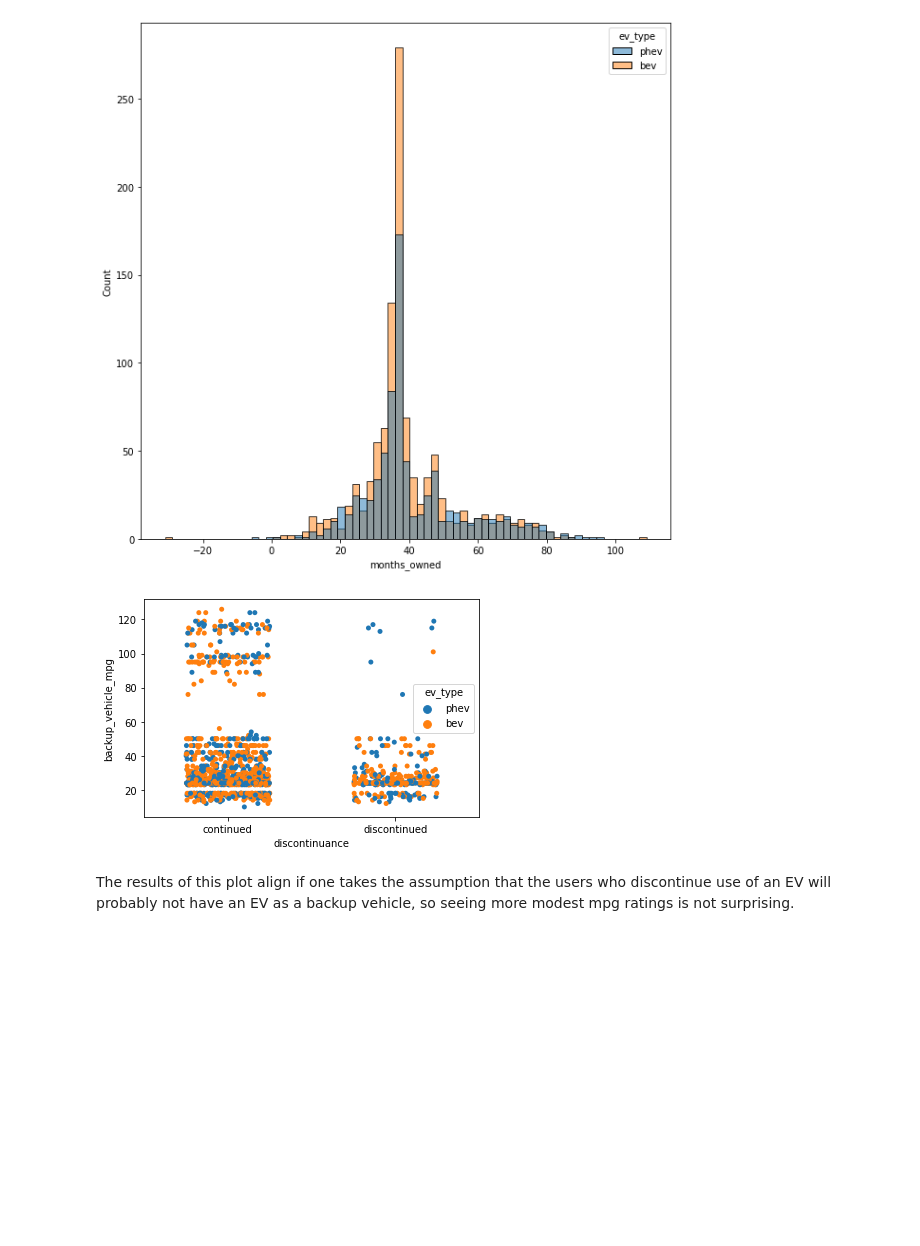
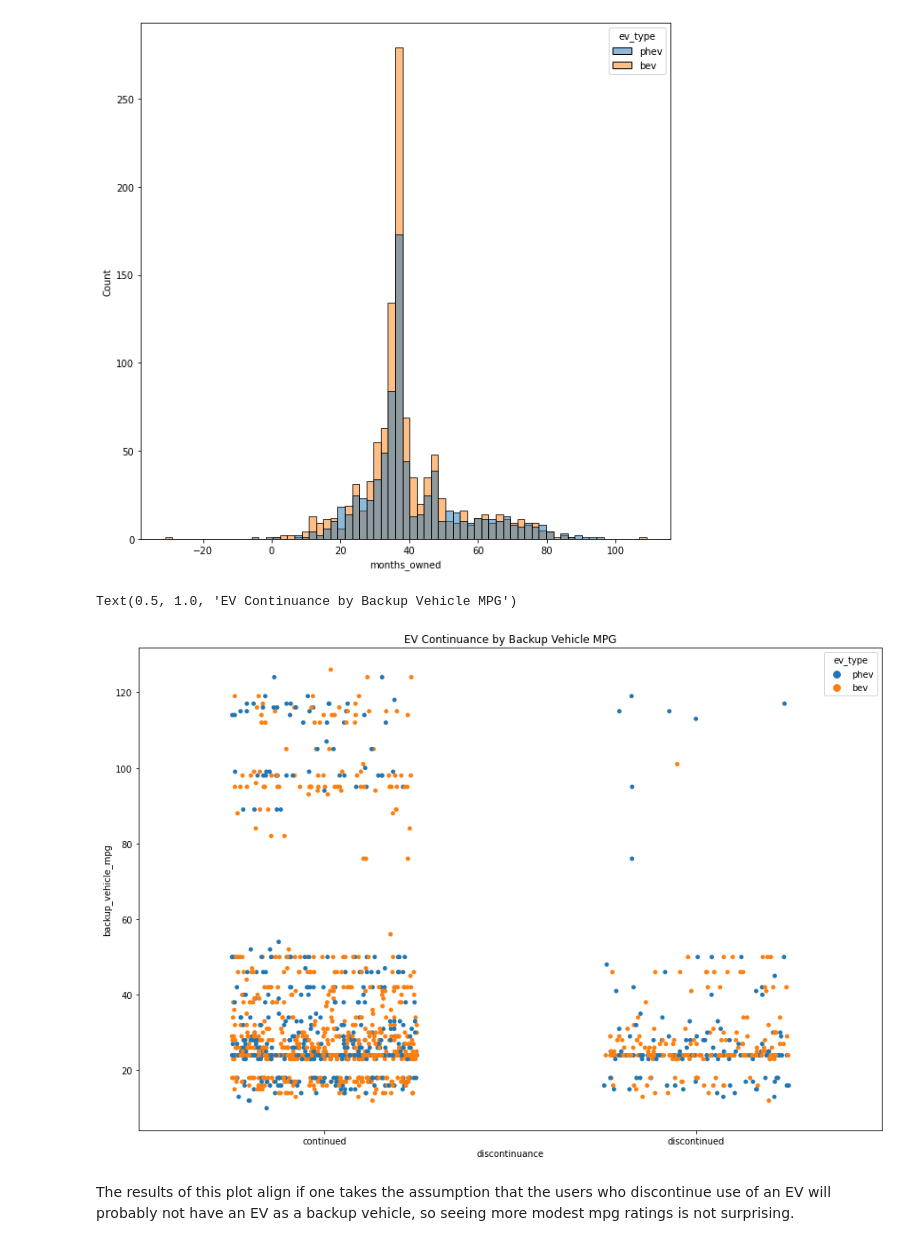
Before and after one commit to mrpalazz/ev_prediction_analytics, a Jupyter notebook: Notebooks/2.3.1 EDA.ipynb, the cells around one changed output. Cells and saved outputs as stored; diff of their text form; code cells hidden in the pictures; blank space fills up the shorter version.

```diff
--- a/Notebooks/2.3.1 EDA.ipynb
+++ b/Notebooks/2.3.1 EDA.ipynb
@@ -111,13 +153,15 @@ seabornhist(size=(10,10), data=ev_survey_wrangled_hasna, hue_c = 'ev_type', x='m
 # %% [output]
 [figure]
 # %%
-
+fig, ax = plt.subplots(figsize=(15,10))
 ax = sns.stripplot(data=ev_survey_wrangled_hasna,
                   x='discontinuance',
                   y='backup_vehicle_mpg',
                   hue='ev_type',
                   jitter=0.25)
+plt.title("EV Continuance by Backup Vehicle MPG")
 # %% [output]
+Text(0.5, 1.0, 'EV Continuance by Backup Vehicle MPG')
-[figure, old version]
+[figure, new version]
 # %% [markdown]
 The results of this plot align if one takes the assumption that the users who discontinue use of an EV will probably not have an EV as a backup vehicle, so seeing more modest mpg ratings is not surprising.
```
Also changed, not shown: parts of 17 cells of this notebook, 6 other files.
